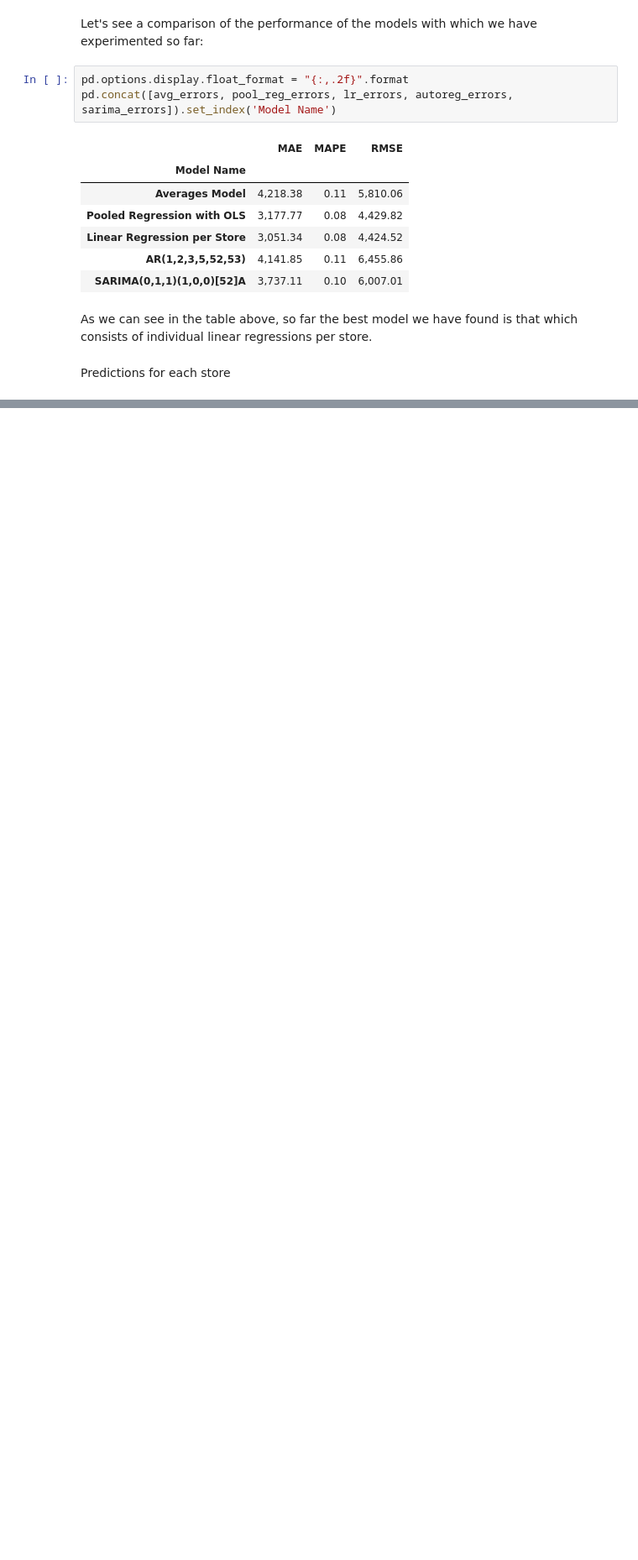
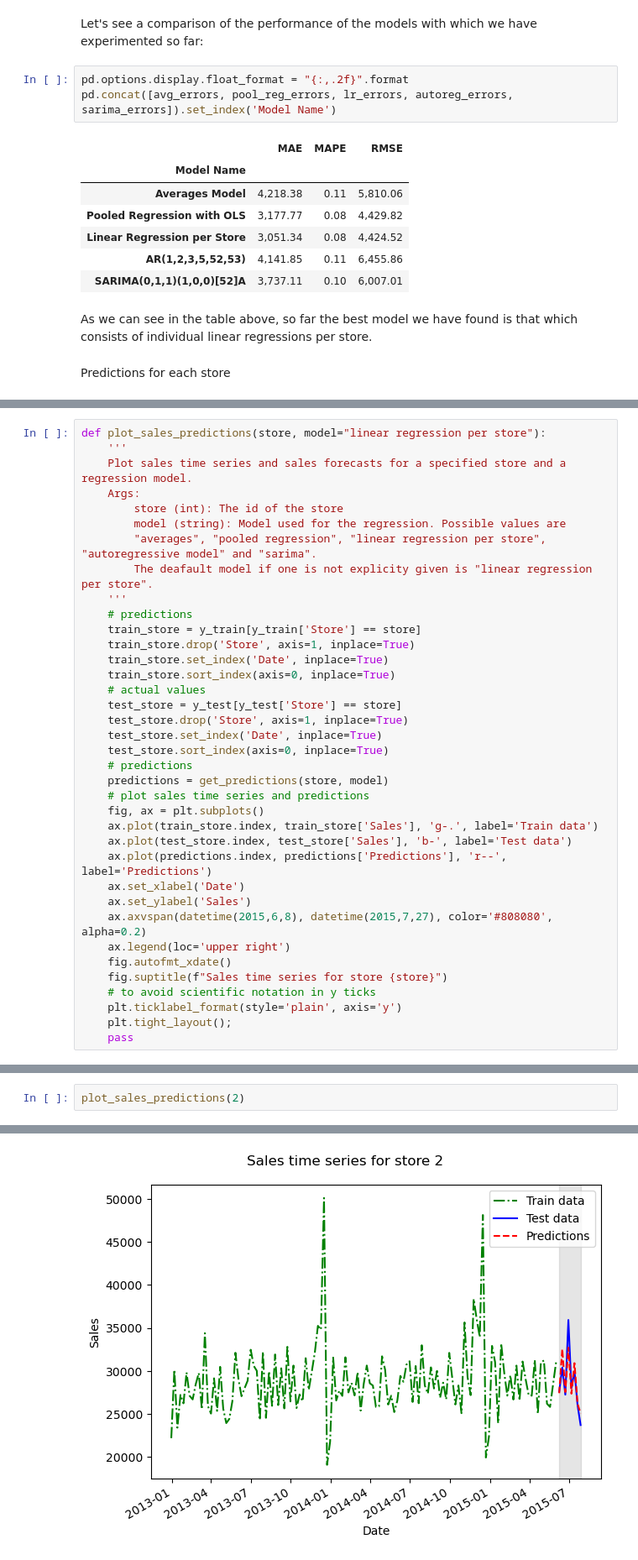
Before and after one commit to xaviermondragon/rossmann, a Jupyter notebook: notebooks/6_reports.ipynb, the cells around one changed output, grey strips where cells are left out. Shown: that part at 84% size. Drawn from its saved outputs; the diff is of its cells as text; blank space fills up the shorter version.

```diff
--- a/notebooks/6_reports.ipynb
+++ b/notebooks/6_reports.ipynb
@@ -262,2 +329,39 @@ def get_predictions(store, model="linear regression per store"):
     return predictions
+# %%
+def plot_sales_predictions(store, model="linear regression per store"):
+    '''
+    Plot sales time series and sales forecasts for a specified store and a regression model.
+    Args:
+        store (int): The id of the store
+        model (string): Model used for the regression. Possible values are
+        "averages", "pooled regression", "linear regression per store", "autoregressive model" and "sarima".
+        The deafault model if one is not explicity given is "linear regression per store".
+    '''
+    # predictions
+    train_store = y_train[y_train['Store'] == store]
+    train_store.drop('Store', axis=1, inplace=True)
+    train_store.set_index('Date', inplace=True)
+    train_store.sort_index(axis=0, inplace=True)
+    # actual values
+    test_store = y_test[y_test['Store'] == store]
+    test_store.drop('Store', axis=1, inplace=True)
+    test_store.set_index('Date', inplace=True)
+    test_store.sort_index(axis=0, inplace=True)
+    # predictions
+    predictions = get_predictions(store, model)
+    # plot sales time series and predictions
+    fig, ax = plt.subplots()
+    ax.plot(train_store.index, train_store['Sales'], 'g-.', label='Train data')
+    ax.plot(test_store.index, test_store['Sales'], 'b-', label='Test data')
+    ax.plot(predictions.index, predictions['Predictions'], 'r--', label='Predictions')
+    ax.set_xlabel('Date')
+    ax.set_ylabel('Sales')
+    ax.axvspan(datetime(2015,6,8), datetime(2015,7,27), color='#808080', alpha=0.2)
+    ax.legend(loc='upper right')
+    fig.autofmt_xdate()
+    fig.suptitle(f"Sales time series for store {store}")
+    # to avoid scientific notation in y ticks
+    plt.ticklabel_format(style='plain', axis='y')
+    plt.tight_layout();
+    pass
 # %% [markdown]
@@ -294,0 +383,3 @@ Predictions for store number 1 (model = sarima):
+# %%
+plot_sales_predictions(2)
+# %% [output]
@@ -294,0 +387 @@ Predictions for store number 1 (model = sarima):
+[figure, added]
```
Also changed, not shown: parts of 23 cells of this notebook, 1 other file.
